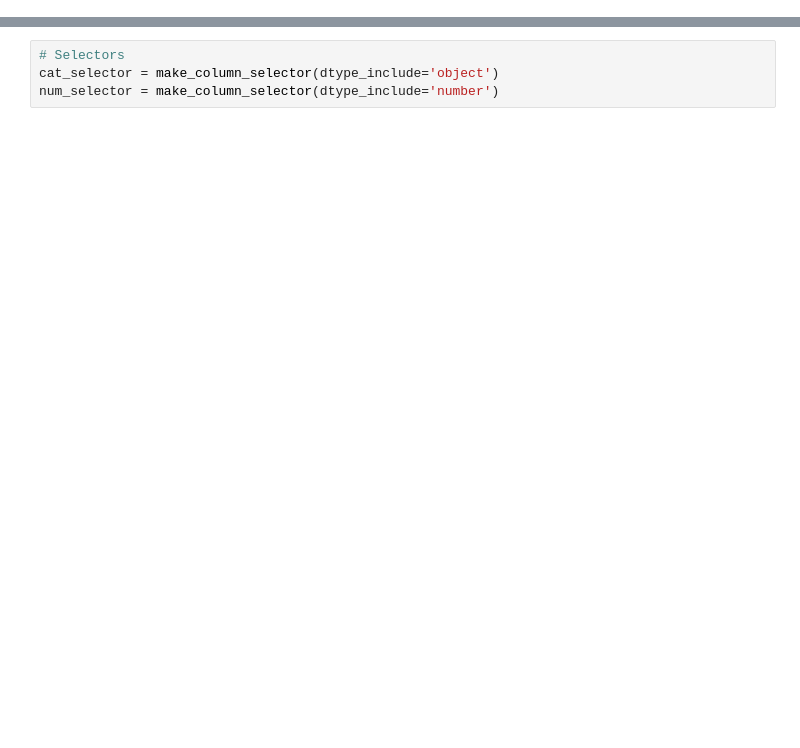
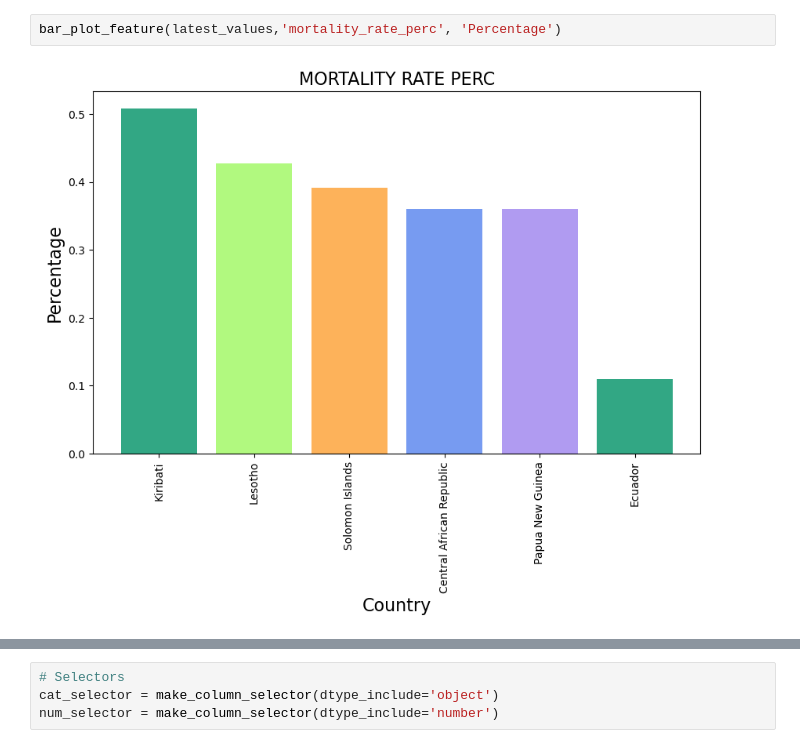
Before and after one commit to davidromeropro/Sustainability-of-Countries, a Jupyter notebook: ONU_Sustainability_of_Countries.ipynb, the cells around one changed output, grey strips where cells are left out. Drawn from its saved outputs; the diff is of its cells as text; blank space fills up the shorter version.

```diff
--- a/ONU_Sustainability_of_Countries.ipynb
+++ b/ONU_Sustainability_of_Countries.ipynb
@@ -70,0 +193,4 @@ df.drop_duplicates(inplace=True)
+# %%
+bar_plot_feature(latest_values,'mortality_rate_perc', 'Percentage')
+# %% [output]
+[figure, added]
```
Also changed, not shown: parts of 109 cells of this notebook.
